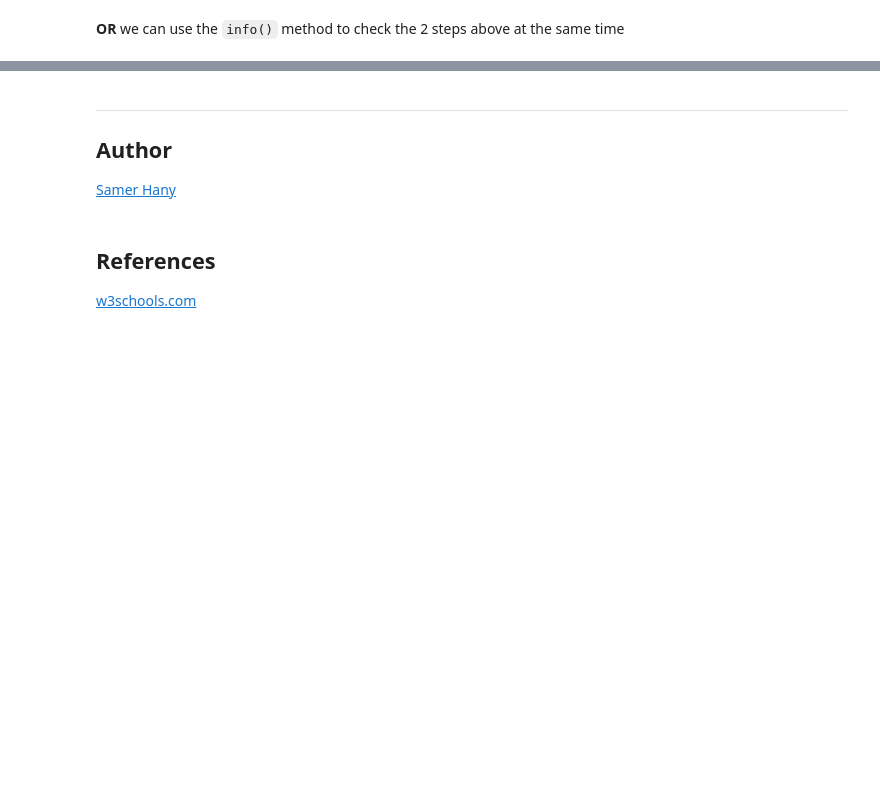
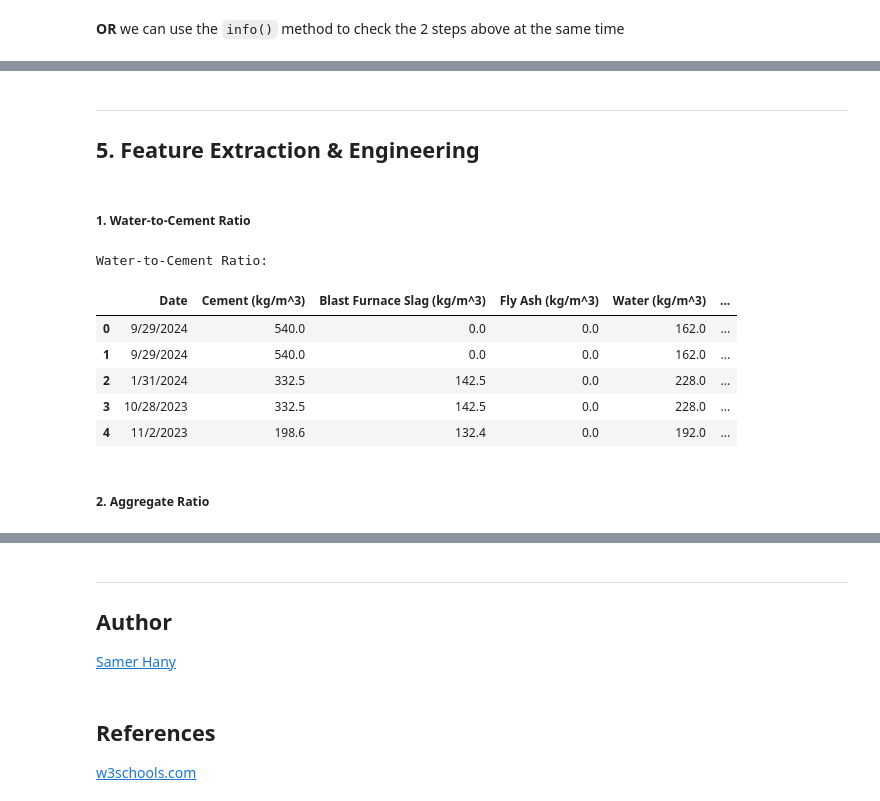
Before and after one commit to SamerHany/CHES210-Data-Science-In-Chemical-Engineering, a Jupyter notebook: Week 05/Tutorial-5-Data-Cleaning.ipynb, the cells around one changed output, grey strips where cells are left out. Cells and saved outputs as stored; diff of their text form; code cells hidden in the pictures; blank space fills up the shorter version.

```diff
--- a/Week 05/Tutorial-5-Data-Cleaning.ipynb
+++ b/Week 05/Tutorial-5-Data-Cleaning.ipynb
@@ -154,0 +403,25 @@ df.to_csv('cleaned_data.csv', index=False)
+# %% [markdown]
+<hr id="feature">
+
+<h2>5. Feature Extraction & Engineering</h2>
+# %% [markdown]
+
+##### 1. **Water-to-Cement Ratio**
+# %%
+# Create a new feature: Water-to-Cement Ratio
+df['Water-to-Cement Ratio'] = df['Water (kg/m^3)'] / df['Cement (kg/m^3)']
+
+# Display the first few rows of the new feature
+print("\nWater-to-Cement Ratio:")
+df.head()
+# %% [output]
+Water-to-Cement Ratio:
+|  | Date | Cement (kg/m^3) | Blast Furnace Slag (kg/m^3) | Fly Ash (kg/m^3) | Water (kg/m^3) | ... |
+| 0 | 9/29/2024 | 540.0 | 0.0 | 0.0 | 162.0 | ... |
+| 1 | 9/29/2024 | 540.0 | 0.0 | 0.0 | 162.0 | ... |
+| 2 | 1/31/2024 | 332.5 | 142.5 | 0.0 | 228.0 | ... |
+| 3 | 10/28/2023 | 332.5 | 142.5 | 0.0 | 228.0 | ... |
+| 4 | 11/2/2023 | 198.6 | 132.4 | 0.0 | 192.0 | ... |
+# %% [markdown]
+
+##### 2. **Aggregate Ratio**
```
Also changed, not shown: parts of 39 cells of this notebook, 5 other files.
